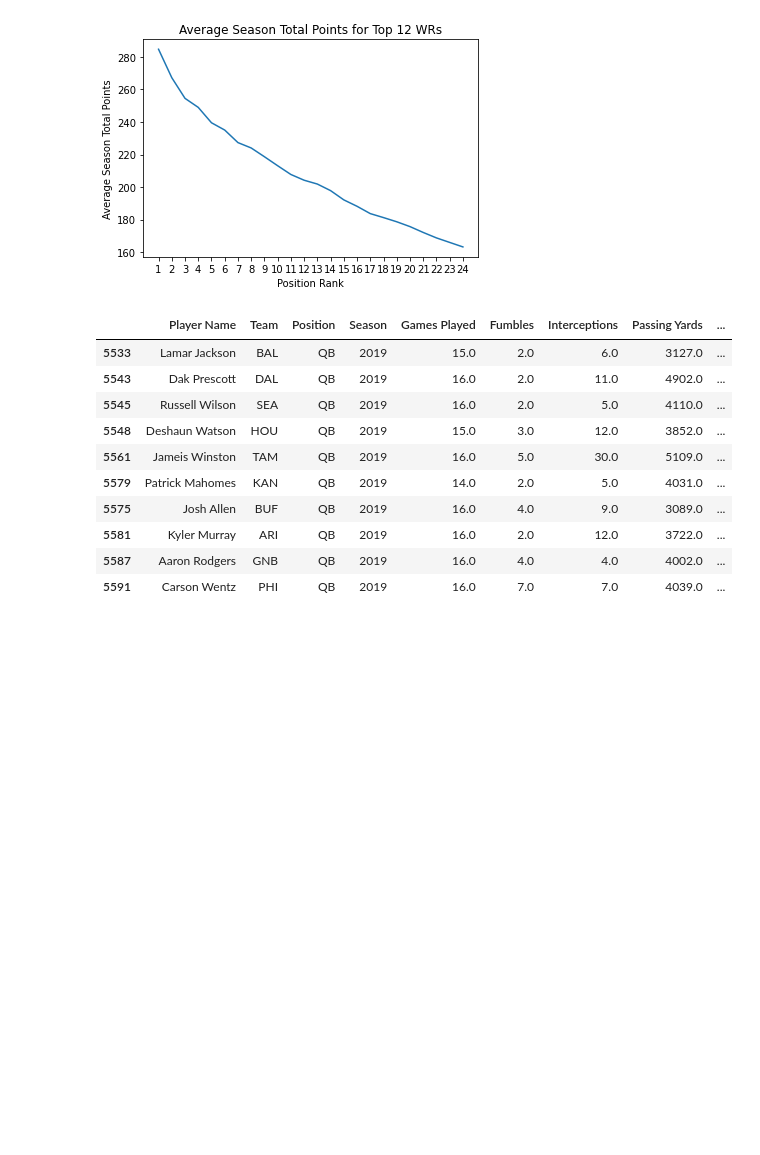
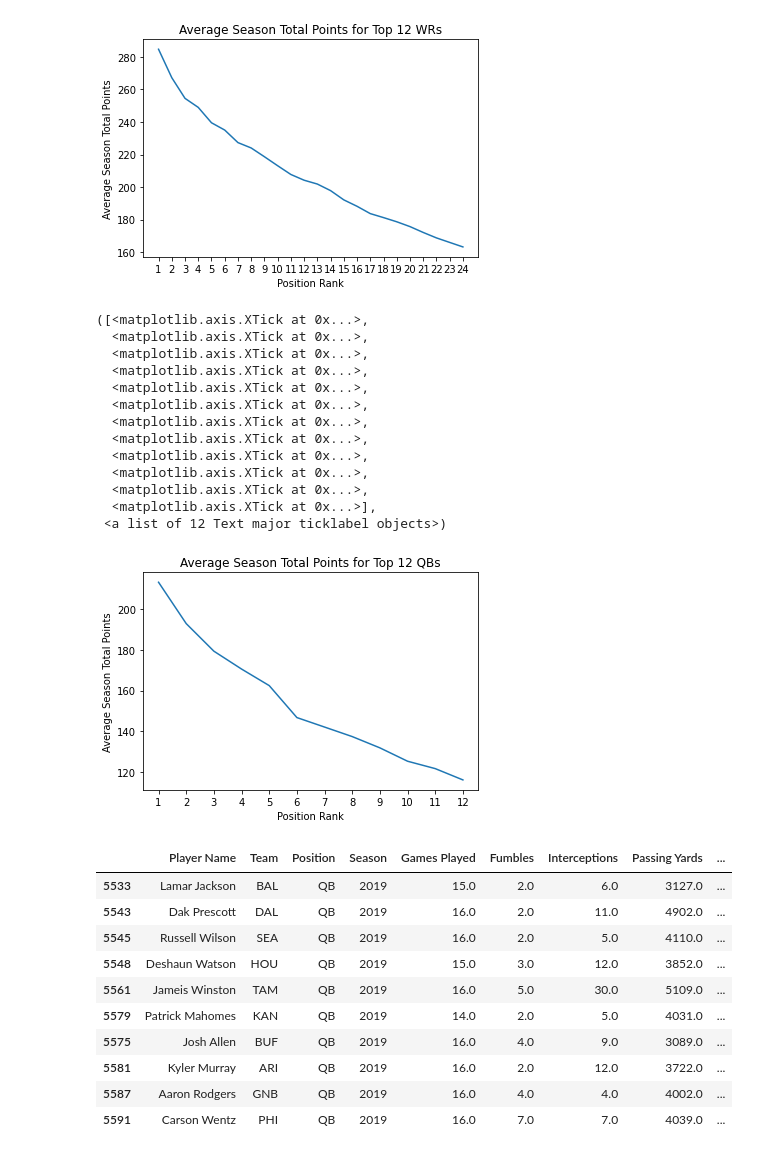
Before and after one commit to hathawayryan/project_one, a Jupyter notebook: main.ipynb, the cells around one changed output. Saved outputs shown, nothing was run; the diff lists cells and outputs as text; code cells hidden in the pictures; blank space fills up the shorter version.

```diff
--- a/main.ipynb
+++ b/main.ipynb
@@ -284,6 +284,32 @@ plt.xticks(np.arange(1, 25, step=1))
   <matplotlib.axis.XTick at 0x...>],
  <a list of 24 Text major ticklabel objects>)
 [figure]
+# %%
+te_ranks = pd.DataFrame(te_rank_points, index=[0])
+
+te_ranks = te_ranks.transpose()
+te_ranks
+
+plt.plot(te_ranks)
+plt.ylabel('Average Season Total Points')
+plt.xlabel('Position Rank')
+plt.title('Average Season Total Points for Top 12 QBs')
+plt.xticks(np.arange(1, 13, step=1))
+# %% [output]
+([<matplotlib.axis.XTick at 0x...>,
+  <matplotlib.axis.XTick at 0x...>,
+  <matplotlib.axis.XTick at 0x...>,
+  <matplotlib.axis.XTick at 0x...>,
+  <matplotlib.axis.XTick at 0x...>,
+  <matplotlib.axis.XTick at 0x...>,
+  <matplotlib.axis.XTick at 0x...>,
+  <matplotlib.axis.XTick at 0x...>,
+  <matplotlib.axis.XTick at 0x...>,
+  <matplotlib.axis.XTick at 0x...>,
+  <matplotlib.axis.XTick at 0x...>,
+  <matplotlib.axis.XTick at 0x...>],
+ <a list of 12 Text major ticklabel objects>)
+[figure, added]
 # %%
 #Rookie Lists
 #(pull these names from the data frame above
```
Also changed, not shown: parts of 6 cells of this notebook, 3 other files.
